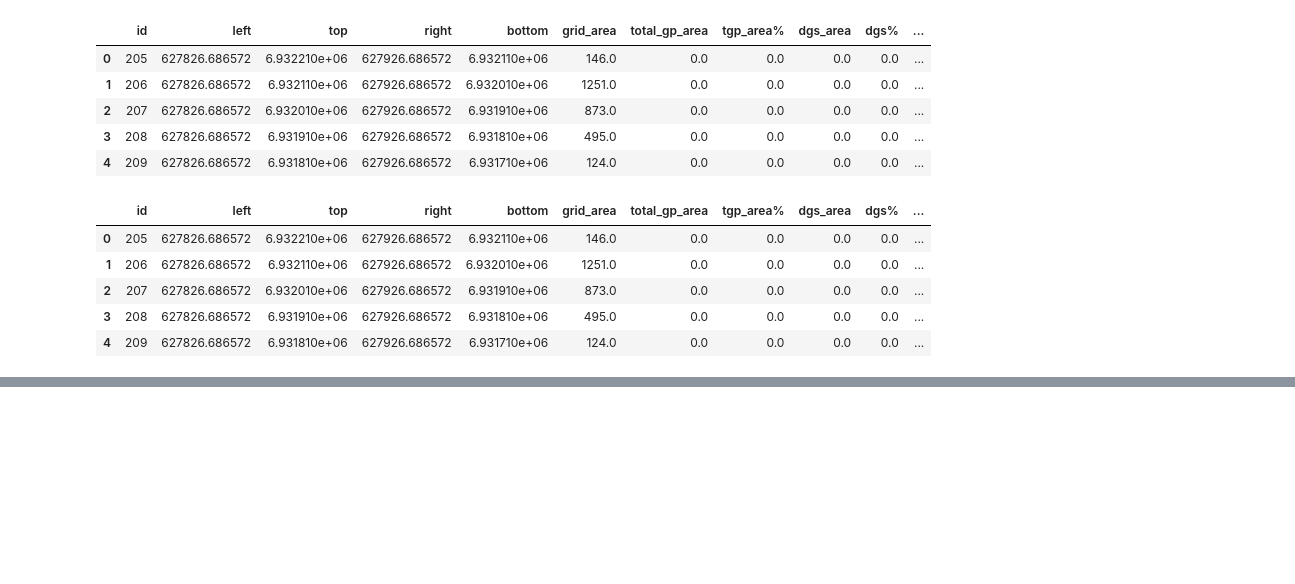
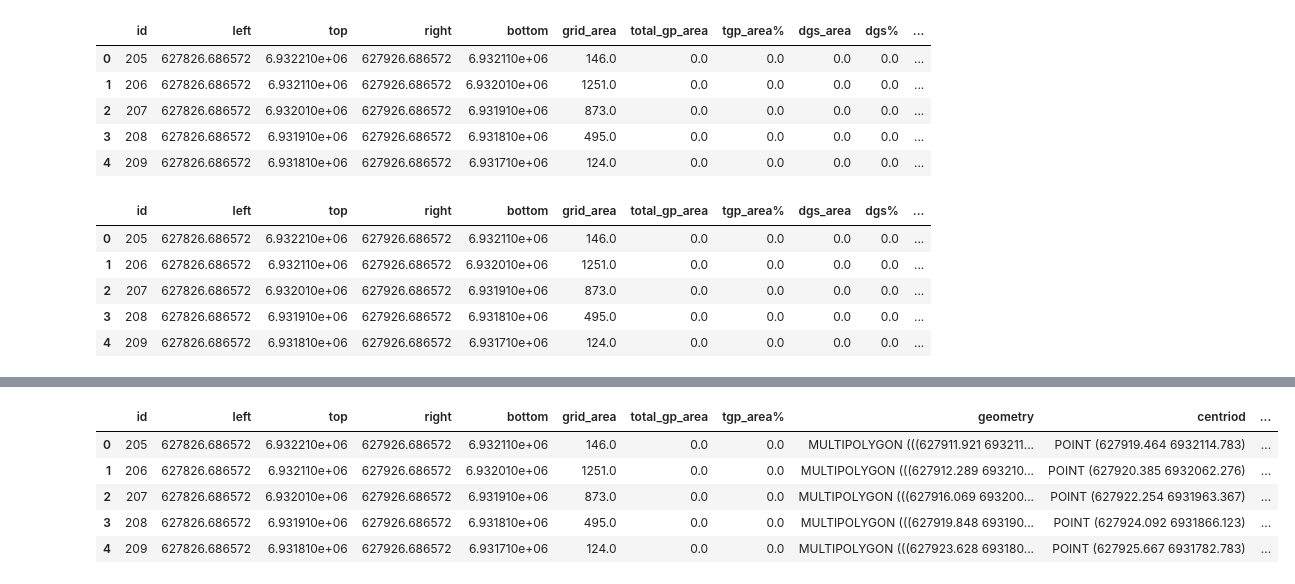
Before and after one commit to schoolofcities/yellowknife, a Jupyter notebook: analysis/Access to Green Space.ipynb, the cells around one changed output, grey strips where cells are left out. Cells and saved outputs as stored; diff of their text form; code cells hidden in the pictures; blank space fills up the shorter version.

```diff
--- a/analysis/Access to Green Space.ipynb
+++ b/analysis/Access to Green Space.ipynb
@@ -206,0 +227,18 @@ water.head()
+# %%
+#Change data type to float
+
+total=total.astype({
+    'grid_area':'float',
+    'total_gp_area':'float',
+    'tgp_area%':'float'
+})
+# %%
+centriod_buffer(total)
+total.head()
+# %% [output]
+|  | id | left | top | right | bottom | grid_area | total_gp_area | tgp_area% | geometry | centriod | ... |
+| 0 | 205 | 627826.686572 | 6.932210e+06 | 627926.686572 | 6.932110e+06 | 146.0 | 0.0 | 0.0 | MULTIPOLYGON (((627911.921 693211... | POINT (627919.464 6932114.783) | ... |
+| 1 | 206 | 627826.686572 | 6.932110e+06 | 627926.686572 | 6.932010e+06 | 1251.0 | 0.0 | 0.0 | MULTIPOLYGON (((627912.289 693210... | POINT (627920.385 6932062.276) | ... |
+| 2 | 207 | 627826.686572 | 6.932010e+06 | 627926.686572 | 6.931910e+06 | 873.0 | 0.0 | 0.0 | MULTIPOLYGON (((627916.069 693200... | POINT (627922.254 6931963.367) | ... |
+| 3 | 208 | 627826.686572 | 6.931910e+06 | 627926.686572 | 6.931810e+06 | 495.0 | 0.0 | 0.0 | MULTIPOLYGON (((627919.848 693190... | POINT (627924.092 6931866.123) | ... |
+| 4 | 209 | 627826.686572 | 6.931810e+06 | 627926.686572 | 6.931710e+06 | 124.0 | 0.0 | 0.0 | MULTIPOLYGON (((627923.628 693180... | POINT (627925.667 6931782.783) | ... |
```
Also changed, not shown: parts of 14 cells of this notebook, 3 other files.
